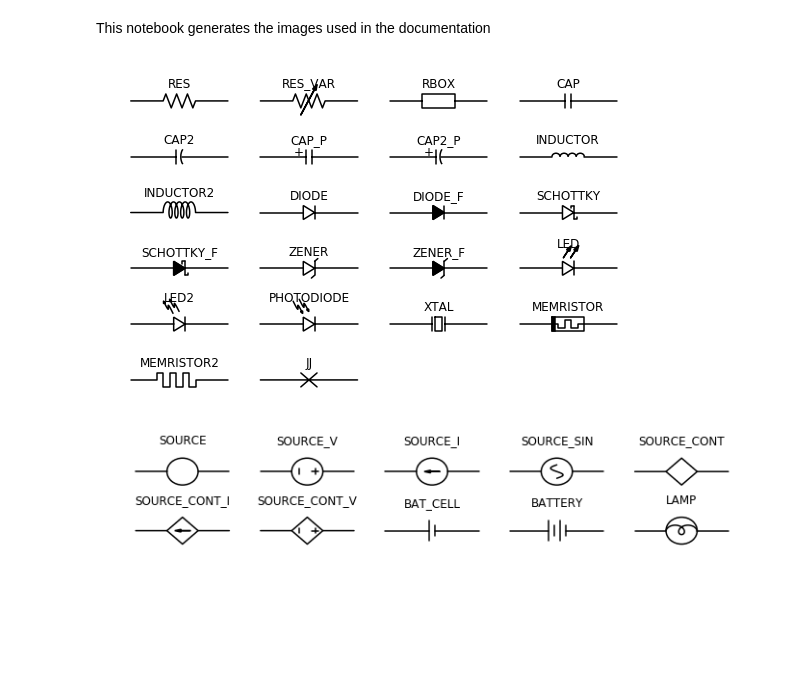
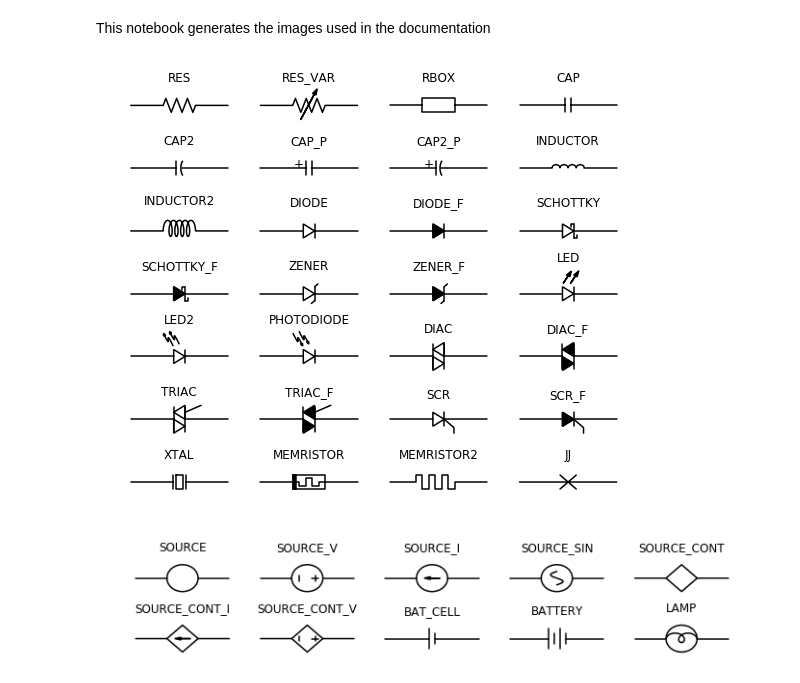
Before and after one commit to cdelker/schemdraw, a Jupyter notebook: docs/img/doc_images.ipynb, the cells around one changed output. Saved outputs shown, nothing was run; the diff lists cells and outputs as text; code cells hidden in the pictures; blank space fills up the shorter version.

Commit message:
Added DIAC, TRIAC, and SCR elements.

```diff
--- a/docs/img/doc_images.ipynb
+++ b/docs/img/doc_images.ipynb
@@ -27,32 +27,38 @@ def drawElements(elm_list, n=5, dx=1, dy=2, ofst=.8, fname=None, **kwargs):
 # %%
 elements_2term = [
 e.RES,
 e.RES_VAR,
 e.RBOX,
 e.CAP,
 e.CAP2,
 e.CAP_P,
 e.CAP2_P,
 e.INDUCTOR,
 e.INDUCTOR2,
 e.DIODE,
 e.DIODE_F,
 e.SCHOTTKY,
 e.SCHOTTKY_F,
 e.ZENER,
 e.ZENER_F,
 e.LED,
 e.LED2,
 e.PHOTODIODE,
+e.DIAC,
+e.DIAC_F,
+e.TRIAC,
+e.TRIAC_F,
+e.SCR,
+e.SCR_F,
 e.XTAL,
 e.MEMRISTOR,
 e.MEMRISTOR2,
 e.JJ
 ]
 
-drawElements(elements_2term, n=4, fname='2term.svg', lblofst=.6, lblloc='center')
+drawElements(elements_2term, n=4, dy=2.25, fname='2term.svg', lblofst=1, lblloc='center')
 # %% [output]
-[figure, old version]
+[figure, new version]
 # %%
 sources = [
 e.SOURCE,
```
Also changed, not shown: parts of 1 cell of this notebook, 33 other files.
